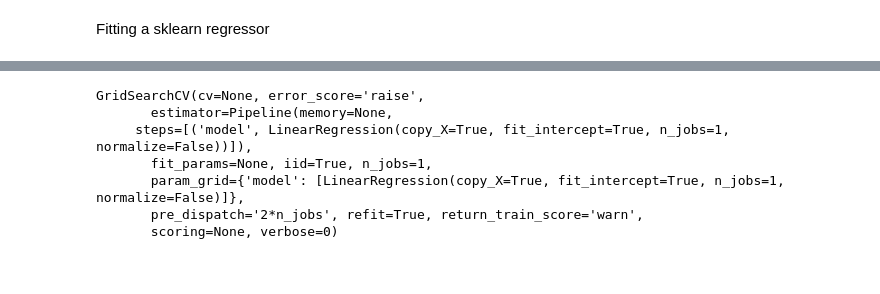
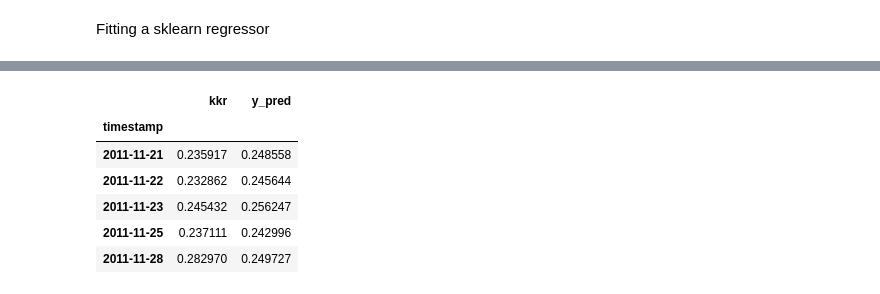
Before and after one commit to fzeeshan/TimeSeries, a Jupyter notebook: 1-Regression.ipynb, the cells around one changed output, grey strips where cells are left out. Drawn from its saved outputs; the diff is of its cells as text; code cells hidden in the pictures.

```diff
--- a/1-Regression.ipynb
+++ b/1-Regression.ipynb
@@ -106,15 +158,11 @@ pd.concat([y, y_pred], axis=1).plot();
-# %%
-pipe = Pipeline(steps=[('model', lm)])
-
-param_grid={'model':[lm]}
-gs = GridSearchCV(pipe, param_grid=param_grid)
-gs.fit(X, y)
-# %% [output]
-GridSearchCV(cv=None, error_score='raise',
-       estimator=Pipeline(memory=None,
-     steps=[('model', LinearRegression(copy_X=True, fit_intercept=True, n_jobs=1, normalize=False))]),
-       fit_params=None, iid=True, n_jobs=1,
-       param_grid={'model': [LinearRegression(copy_X=True, fit_intercept=True, n_jobs=1, normalize=False)]},
-       pre_dispatch='2*n_jobs', refit=True, return_train_score='warn',
-       scoring=None, verbose=0)
+# %%
+both_y_train.head()
+# %% [output]
+|  | kkr | y_pred |
+| timestamp |  |  |
+| 2011-11-21 | 0.235917 | 0.248558 |
+| 2011-11-22 | 0.232862 | 0.245644 |
+| 2011-11-23 | 0.245432 | 0.256247 |
+| 2011-11-25 | 0.237111 | 0.242996 |
+| 2011-11-28 | 0.282970 | 0.249727 |
 # %%
```
Also changed, not shown: parts of 15 cells of this notebook.
